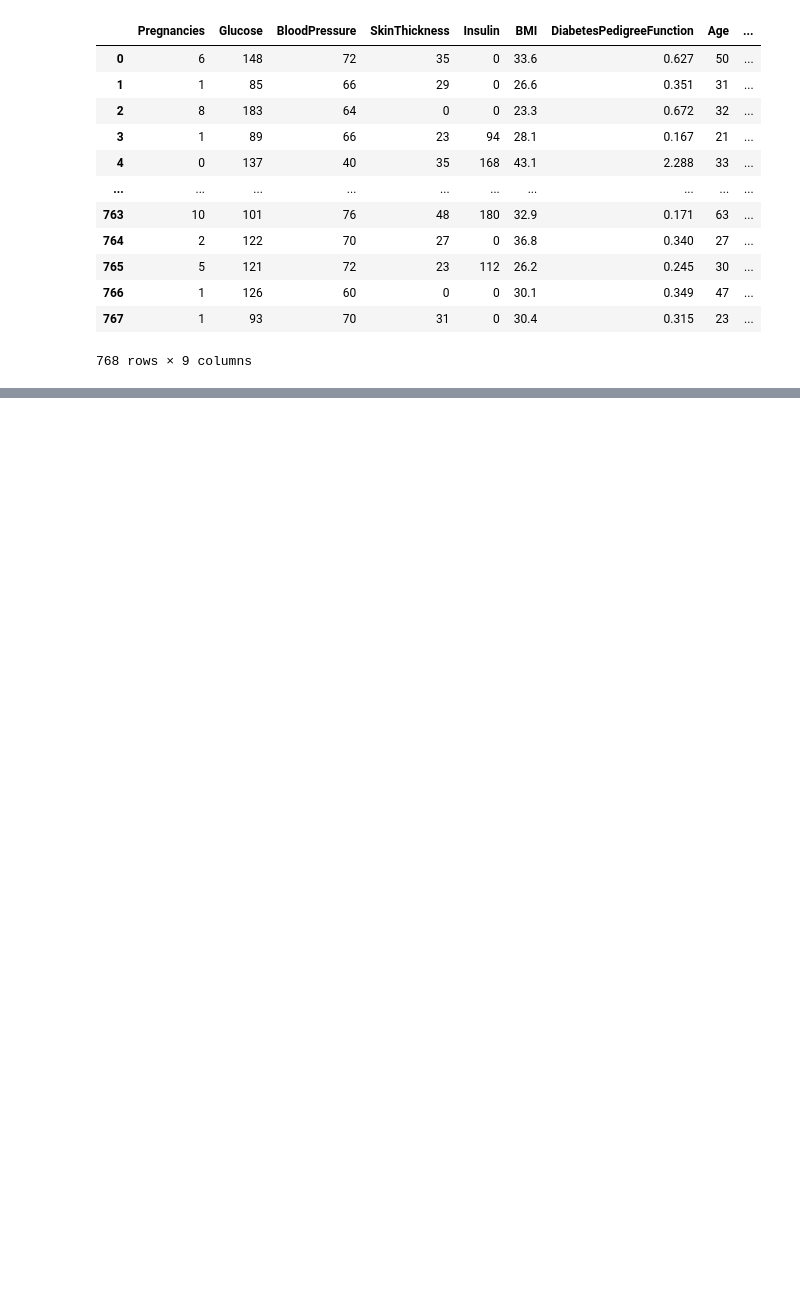
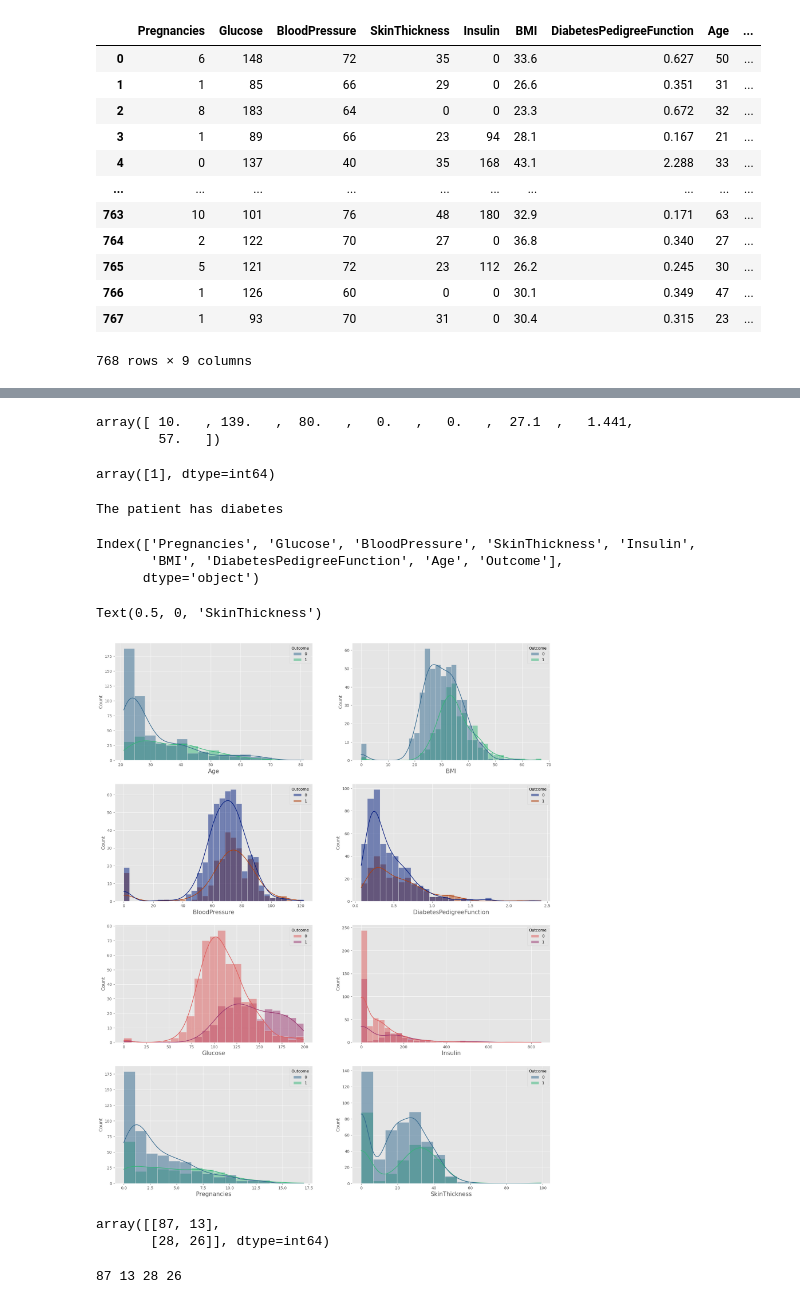
Before and after one commit to BamaCharanChhandogi/Diabetes-Prediction, a Jupyter notebook: server/Diabetes.ipynb, the cells around one changed output, grey strips where cells are left out. Saved outputs shown, nothing was run; the diff lists cells and outputs as text; code cells hidden in the pictures; blank space fills up the shorter version.

```diff
--- a/server/Diabetes.ipynb
+++ b/server/Diabetes.ipynb
@@ -24,0 +331,7 @@ df
+# %%
+input_data = (10,139,80,0,0,27.1,1.441,57)
+data = np.array(input_data)
+data
+# %% [output]
+array([ 10.   , 139.   ,  80.   ,   0.   ,   0.   ,  27.1  ,   1.441,
+        57.   ])
@@ -24,0 +340,66 @@ df
+# %%
+prediction = nb.predict(std_data)
+prediction
+# %% [output]
+array([1], dtype=int64)
+# %%
+if prediction == 1:
+    print("The patient has diabetes")
+else:
+    print("The patient does not have diabetes")
+# %% [output]
+The patient has diabetes
+# %%
+df.columns
+# %% [output]
+Index(['Pregnancies', 'Glucose', 'BloodPressure', 'SkinThickness', 'Insulin',
+       'BMI', 'DiabetesPedigreeFunction', 'Age', 'Outcome'],
+      dtype='object')
+# %%
+fig, ax = plt.subplots(4, 2, figsize=(20, 25))
+plt.style.use('ggplot')
+
+sns.histplot(x = df['Age'], hue = df['Outcome'], palette="viridis",kde = True, ax = ax[0, 0])
+ax[0,0].set_xlabel('Age', fontsize = 15)
+
+sns.histplot(x = df['BMI'], hue = df['Outcome'], palette="viridis",kde = True, ax = ax[0, 1])
+ax[0,1].set_xlabel('BMI', fontsize = 15)
+
+
+sns.histplot(x = df['BloodPressure'], hue = df['Outcome'], palette="dark",kde = True, ax = ax[1, 0])
+ax[1,0].set_xlabel('BloodPressure', fontsize = 15)
+
+sns.histplot(x = df['DiabetesPedigreeFunction'], hue = df['Outcome'], palette="dark",kde = True, ax = ax[1, 1])
+ax[1,1].set_xlabel('DiabetesPedigreeFunction', fontsize = 15)
+
+
+sns.histplot(x = df['Glucose'], hue = df['Outcome'], palette="flare",kde = True, ax = ax[2, 0])
+ax[2,0].set_xlabel('Glucose', fontsize = 15)
+
+sns.histplot(x = df['Insulin'], hue = df['Outcome'], palette="flare",kde = True, ax = ax[2, 1])
+ax[2,1].set_xlabel('Insulin', fontsize = 15)
+
+
+sns.histplot(x = df['Pregnancies'], hue = df['Outcome'], palette="viridis",kde = True, ax = ax[3, 0])
+ax[3,0].set_xlabel('Pregnancies', fontsize = 15)
+
+sns.histplot(x = df['SkinThickness'], hue = df['Outcome'], palette="viridis",kde = True, ax = ax[3, 1])
+ax[3,1].set_xlabel('SkinThickness', fontsize = 15)
+# %% [output]
+Text(0.5, 0, 'SkinThickness')
+[figure, added]
+# %%
+cf_matrix = confusion_matrix(test_y, rf_test_pred)
+cf_matrix
+
+# Order: TN, FP, FN, TP
+# %% [output]
+array([[87, 13],
+       [28, 26]], dtype=int64)
+# %%
+tn, fp, fn, tp = cf_matrix.ravel()
+print(tn, fp, fn, tp)
+
+# Ravel function is used to extract the confusion matrix values
+# %% [output]
+87 13 28 26
```
Also changed, not shown: parts of 62 cells of this notebook, 17 other files.
